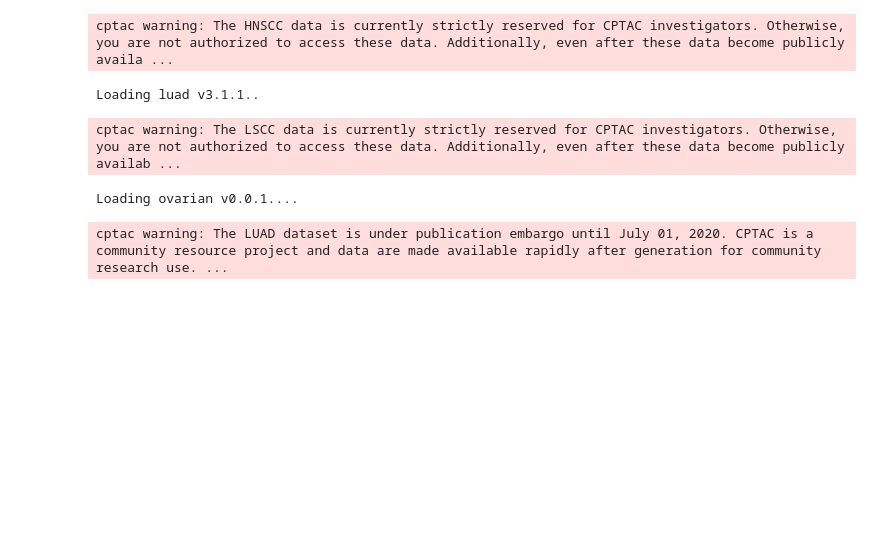
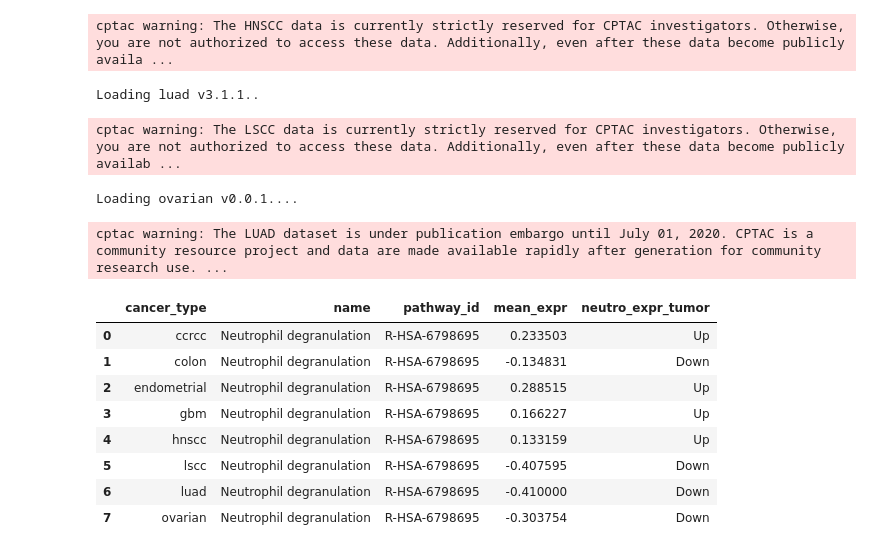
Before and after one commit to caleb-lindgren/scratchpad, a Jupyter notebook: pancancer_enrichment/3_visualize_results_reactome.ipynb, the cells around one changed output. Drawn from its saved outputs; the diff is of its cells as text; code cells hidden in the pictures; blank space fills up the shorter version.

```diff
--- a/pancancer_enrichment/3_visualize_results_reactome.ipynb
+++ b/pancancer_enrichment/3_visualize_results_reactome.ipynb
@@ -341,3 +339,24 @@ ov_stage = ov_stage.\
 stage_df = stage_df.append(ov_stage)
 # %%
 stage_df = stage_df.dropna()
+# %%
+# Join in whether neutrophil expression is up or down in tumor
+neutro_expr = enrichment_data.loc[
+    enrichment_data["pathway_id"] == neutro_pathway_id,
+    ["cancer_type", "name", "pathway_id", "mean_expr"]]
+
+neutro_expr = neutro_expr.assign(
+    neutro_expr_tumor=np.where(neutro_expr["mean_expr"] > 0, "Up", "Down"))
+
+
+neutro_expr
+# %% [output]
+|  | cancer_type | name | pathway_id | mean_expr | neutro_expr_tumor |
+| 0 | ccrcc | Neutrophil degranulation | R-HSA-6798695 | 0.233503 | Up |
+| 1 | colon | Neutrophil degranulation | R-HSA-6798695 | -0.134831 | Down |
+| 2 | endometrial | Neutrophil degranulation | R-HSA-6798695 | 0.288515 | Up |
+| 3 | gbm | Neutrophil degranulation | R-HSA-6798695 | 0.166227 | Up |
+| 4 | hnscc | Neutrophil degranulation | R-HSA-6798695 | 0.133159 | Up |
+| 5 | lscc | Neutrophil degranulation | R-HSA-6798695 | -0.407595 | Down |
+| 6 | luad | Neutrophil degranulation | R-HSA-6798695 | -0.410000 | Down |
+| 7 | ovarian | Neutrophil degranulation | R-HSA-6798695 | -0.303754 | Down |
```
Also changed, not shown: parts of 5 cells of this notebook, 1 other file.
